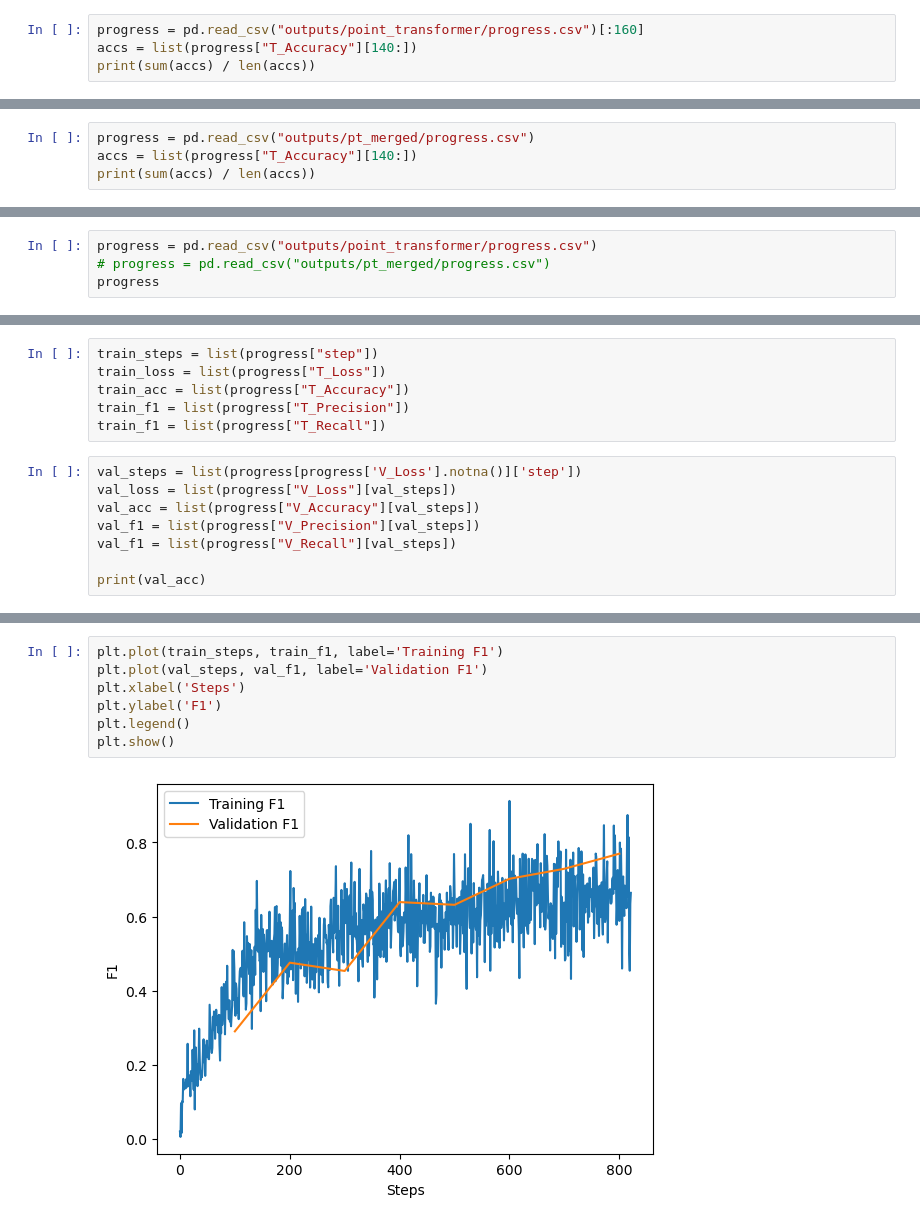
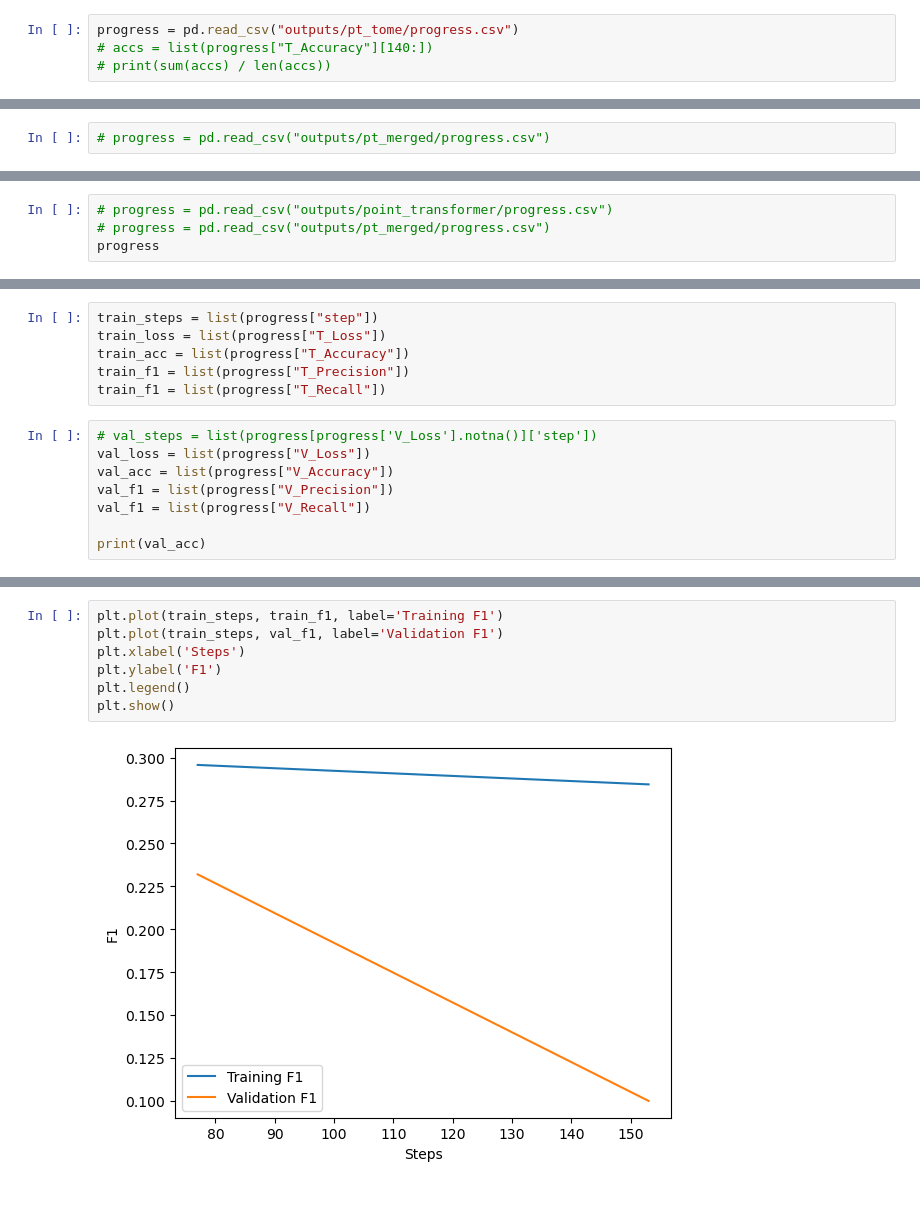
Before and after one commit to mehardsingh/point-transformer-cardinality-reduction, a Jupyter notebook: notebooks/plot_progress2.ipynb, the cells around one changed output, grey strips where cells are left out. Cells and saved outputs as stored; diff of their text form.

```diff
--- a/notebooks/plot_progress2.ipynb
+++ b/notebooks/plot_progress2.ipynb
@@ -5,6 +5,6 @@ if "notebooks" == os.path.abspath('.')[-9:]: os.chdir("..")
 import pandas as pd
 import matplotlib.pyplot as plt
 # %%
-progress = pd.read_csv("outputs/point_transformer/progress.csv")[:160]
-accs = list(progress["T_Accuracy"][140:])
-print(sum(accs) / len(accs))
+progress = pd.read_csv("outputs/pt_tome/progress.csv")
+# accs = list(progress["T_Accuracy"][140:])
+# print(sum(accs) / len(accs))
@@ -13,4 +11,2 @@ print(sum(accs) / len(accs))
 # %%
-progress = pd.read_csv("outputs/pt_merged/progress.csv")
-accs = list(progress["T_Accuracy"][140:])
-print(sum(accs) / len(accs))
+# progress = pd.read_csv("outputs/pt_merged/progress.csv")
@@ -19,5 +13,5 @@ print(sum(accs) / len(accs))
 # %%
-progress = pd.read_csv("outputs/point_transformer/progress.csv")
+# progress = pd.read_csv("outputs/point_transformer/progress.csv")
 # progress = pd.read_csv("outputs/pt_merged/progress.csv")
 progress
 # %% [output]
@@ -41,11 +25,11 @@ train_acc = list(progress["T_Accuracy"])
 train_f1 = list(progress["T_Precision"])
 train_f1 = list(progress["T_Recall"])
 # %%
-val_steps = list(progress[progress['V_Loss'].notna()]['step'])
-val_loss = list(progress["V_Loss"][val_steps])
-val_acc = list(progress["V_Accuracy"][val_steps])
-val_f1 = list(progress["V_Precision"][val_steps])
-val_f1 = list(progress["V_Recall"][val_steps])
+# val_steps = list(progress[progress['V_Loss'].notna()]['step'])
+val_loss = list(progress["V_Loss"])
+val_acc = list(progress["V_Accuracy"])
+val_f1 = list(progress["V_Precision"])
+val_f1 = list(progress["V_Recall"])
 
 print(val_acc)
 # %% [output]
@@ -78,9 +62,9 @@ plt.show()
 # %%
 plt.plot(train_steps, train_f1, label='Training F1')
-plt.plot(val_steps, val_f1, label='Validation F1')
+plt.plot(train_steps, val_f1, label='Validation F1')
 plt.xlabel('Steps')
 plt.ylabel('F1')
 plt.legend()
 plt.show()
 # %% [output]
-[figure, old version]
+[figure, new version]
```
Also changed, not shown: parts of 7 cells of this notebook, 29 other files.
